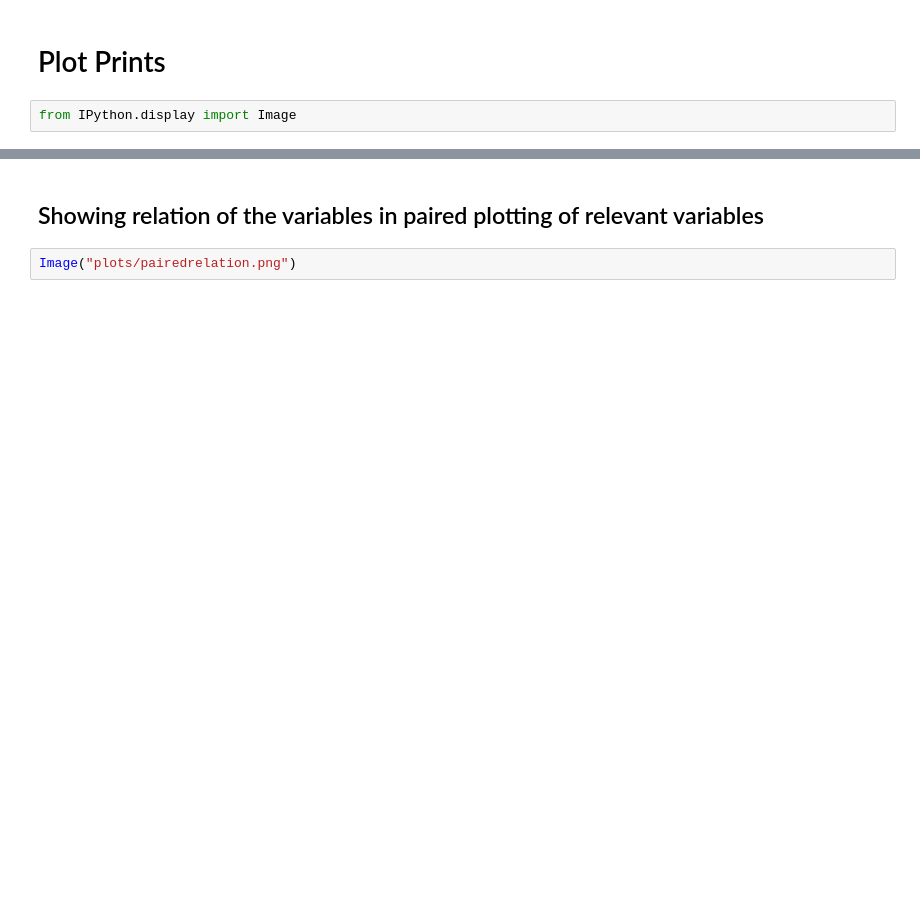
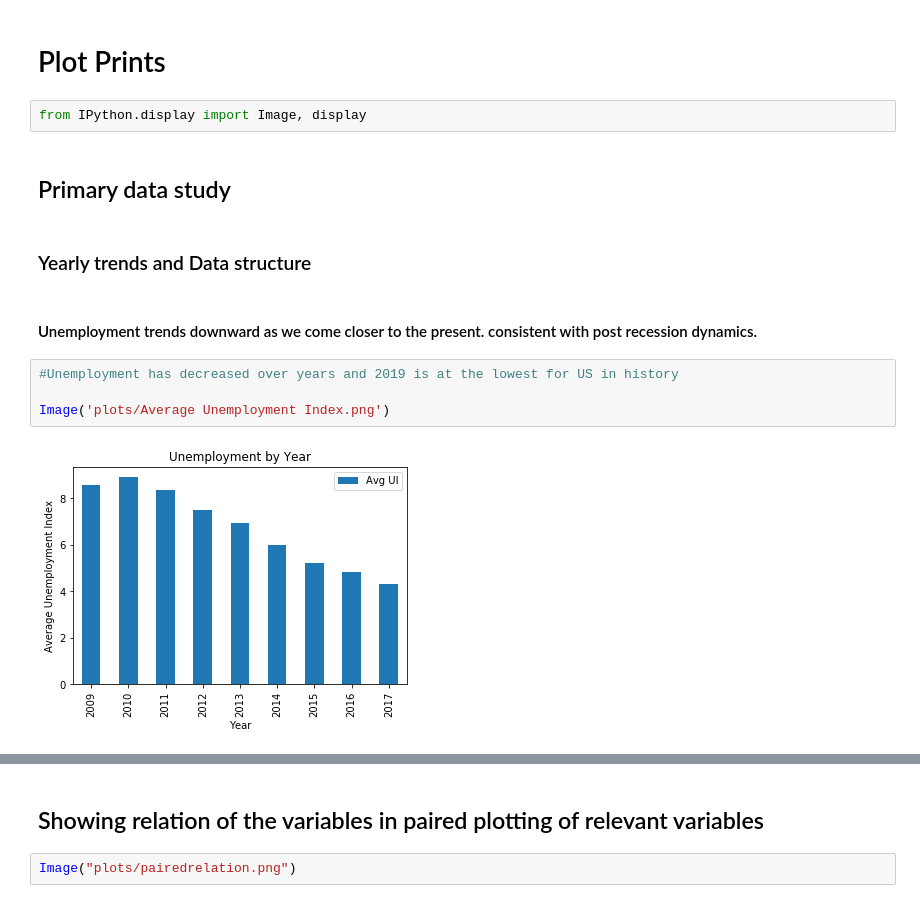
Before and after one commit to SnehaKellogg/Project1_Group5, a Jupyter notebook: PlotPrints.ipynb, the cells around one changed output, grey strips where cells are left out. Saved outputs shown, nothing was run; the diff lists cells and outputs as text; blank space fills up the shorter version.

```diff
--- a/PlotPrints.ipynb
+++ b/PlotPrints.ipynb
@@ -1,4 +1,16 @@
 # %% [markdown]
 # Plot Prints
 # %%
-from IPython.display import Image
+from IPython.display import Image, display
+# %% [markdown]
+## Primary data study
+# %% [markdown]
+### Yearly trends and Data structure
+# %% [markdown]
+#### Unemployment trends downward as we come closer to the present.  consistent with post recession dynamics.
+# %%
+#Unemployment has decreased over years and 2019 is at the lowest for US in history
+
+Image('plots/Average Unemployment Index.png')
+# %% [output]
+[figure, added]
```
Also changed, not shown: parts of 19 cells of this notebook, 18 other files.
